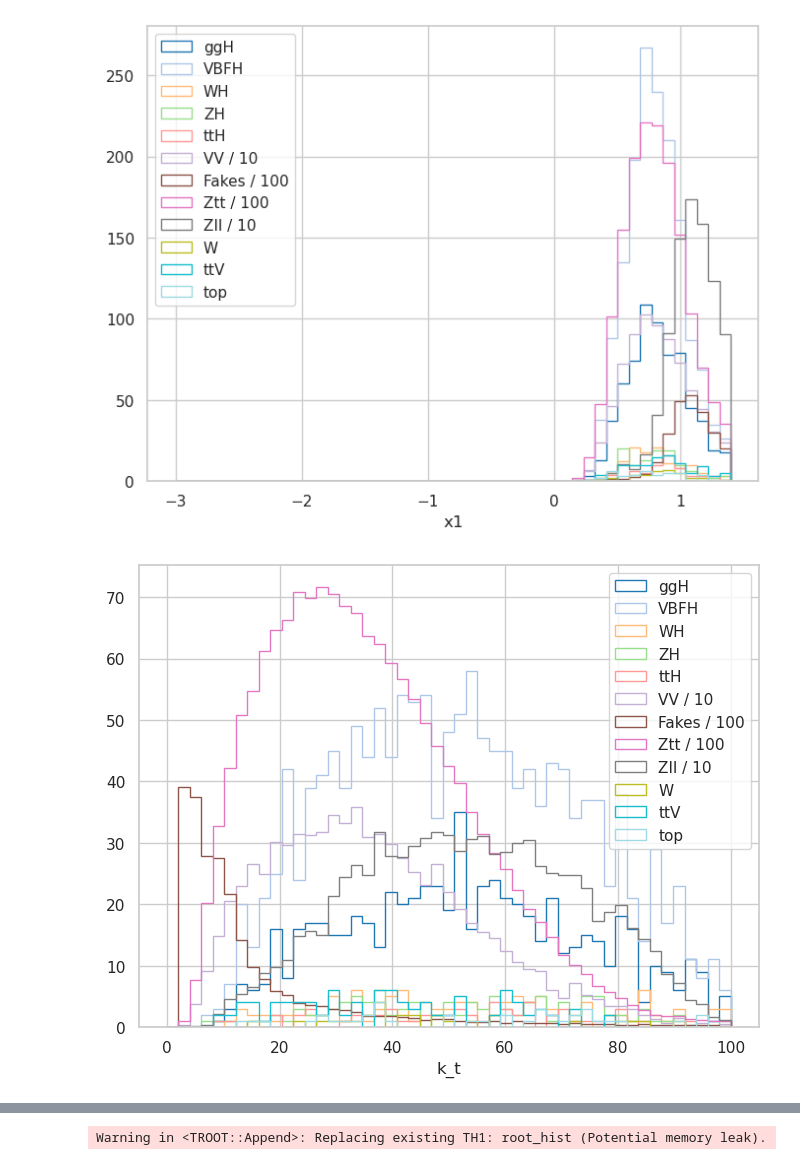
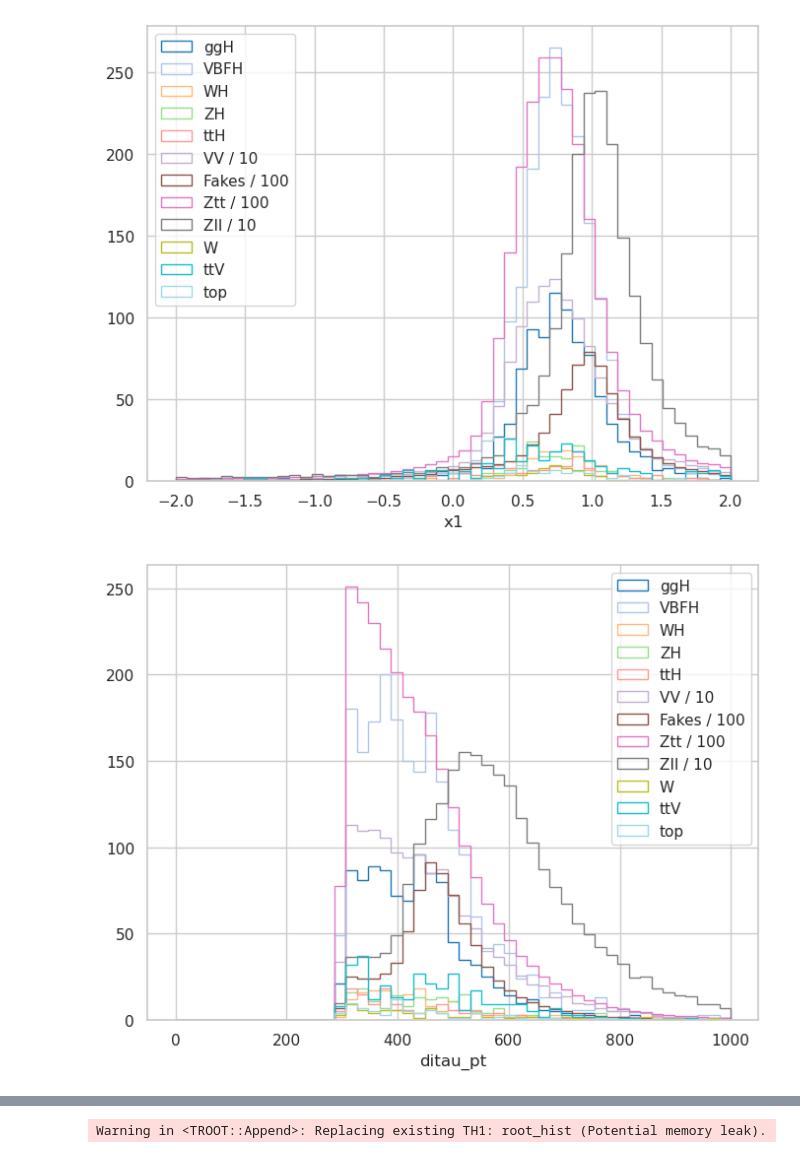
Before and after one commit to alig146/DiTau, a Jupyter notebook: analysis/Ana_v6.ipynb, the cells around one changed output, grey strips where cells are left out. Drawn from its saved outputs; the diff is of its cells as text; code cells hidden in the pictures.

```diff
--- a/analysis/Ana_v6.ipynb
+++ b/analysis/Ana_v6.ipynb
@@ -440,7 +440,7 @@ def collinear_mass_calc(k1, k2, metetx, metety):
 # collinear_mass_calc(-0.989992, 0.14112, 3.62686, 4, 3.76951, 3.28493, 1008.57, 8, 9, 10)
 # collinear_mass_calc(17.2739, 33.2716 , 38.9482, 4, 3.76951, 3.28493, 1008.57, 8, 9, 10)
 # %%
-ff_scale = 1000
+ff_scale = 1
 
 def determine_prong(leadNTracks, subleadNTracks):
     if leadNTracks == 1 and subleadNTracks == 1:
@@ -581,6 +620,8 @@ def Data_Var(t):
 # %%
 def cut_x1_x2(t):
-    cut_mask = np.where((np.array(t[6]) > 0.1) & (np.array(t[6]) < 1.4) & (np.array(t[7]) > 0.1) & (np.array(t[7]) < 1.4))[0]
+    #cut_mask = np.where((np.array(t[6]) > -2.) & (np.array(t[6]) < 2.) & (np.array(t[7]) > -2.) & (np.array(t[7]) < 2.) & (np.array(t[16]) > 0.))[0]
+    cut_mask = np.where((np.array(t[6]) > 0) & (np.array(t[7]) > 0) & (np.array(t[16]) > 0.))[0]
+    # cut_mask = np.where((np.array(t[16]) > 0.))[0]
     filtered_t = [np.array(arr)[cut_mask] for arr in t]
     return filtered_t
 # %%
@@ -609,10 +650,26 @@ ztt_plot = cut_x1_x2(ztt_plot)
 ttv_plot = cut_x1_x2(ttv_plot)
 w_plot = cut_x1_x2(w_plot)
 zll_plot = cut_x1_x2(zll_plot)
+
+calc_vars = ['ditau_pt', 'leadsubjet_pt', 'subleadsubjet_pt', 'visible_ditau_m', 'met', 'collinear_mass', 'x1', 'x2', 'met_sig', 'met_phi', 'event_number', 'k_t', 'kappa', 'delta_R', 'delta_phi', 'delta_eta', 'combined_weights', 'fake_factor', 'delta_R_lead', 'met_centrality']
+
+#convert signal and background to pandas dataframe
+ggh_plot = pd.DataFrame(np.array(ggh_plot).T, columns=calc_vars)
+vbfh_plot = pd.DataFrame(np.array(vbfh_plot).T, columns=calc_vars)
+wh_plot = pd.DataFrame(np.array(wh_plot).T, columns=calc_vars)
+zh_plot = pd.DataFrame(np.array(zh_plot).T, columns=calc_vars)
+tth_plot = pd.DataFrame(np.array(tth_plot).T, columns=calc_vars)
+
+vv_plot = pd.DataFrame(np.array(vv_plot).T, columns=calc_vars)
+top_plot = pd.DataFrame(np.array(top_plot).T, columns=calc_vars)
+ztt_plot = pd.DataFrame(np.array(ztt_plot).T, columns=calc_vars)
+ttv_plot = pd.DataFrame(np.array(ttv_plot).T, columns=calc_vars)
+w_plot = pd.DataFrame(np.array(w_plot).T, columns=calc_vars)
+zll_plot = pd.DataFrame(np.array(zll_plot).T, columns=calc_vars)
 # %%
 data_plot = Data_Var(data_cut)
 data_plot = cut_x1_x2(data_plot)
 data_s = np.array(data_plot).T
-data_plot = pd.DataFrame(data_s, columns=['subjet_pt', 'leadsubjet_pt', 'subleadsubjet_pt', 'visible_ditau_m', 'met', 'collinear_mass', 'x1', 'x2', 'met_sig', 'met_phi', 'event_number', 'k_t', 'kappa', 'delta_R', 'delta_phi', 'delta_eta', 'combined_weights', 'fake_factor'])
+data_plot = pd.DataFrame(data_s, columns=calc_vars)
 data_plot
 # %% [output]
@@ -684,7 +765,7 @@ ggh 994
 # %%
 plt.figure(figsize=(8, 6))
 plot_int = 'x1'
-plt_bins = np.linspace(-3, 1.4, 50)
+plt_bins = np.linspace(-2, 2, 50)
 
 # Define a list of 12 unique colors
 colors = plt.cm.tab20(np.linspace(0, 1, 12))
@@ -708,32 +789,46 @@ plt.grid(True)
 plt.xlabel(plot_int)
 plt.show()
 # %% [output]
-[figure, old version]
+[figure, new version]
 # %%
 plt.figure(figsize=(8, 6))
-plot_int = 'k_t'
-plt_bins = np.linspace(0, 100, 50)
+plot_int = 'ditau_pt'
+plt_bins = np.linspace(0, 1000, 50)
 
 # Define a list of 12 unique colors
 colors = plt.cm.tab20(np.linspace(0, 1, 12))
 
 # Plot each histogram with a unique color
+# plt.hist(np.log(ggh_plot[plot_int]), bins=plt_bins, histtype='step', linewidth=1, label='ggH', color=colors[0])
+# plt.hist(np.log(vbfh_plot[plot_int]), bins=plt_bins, histtype='step', linewidth=1, label='VBFH', color=colors[1])
+# plt.hist(np.log(wh_plot[plot_int]), bins=plt_bins, histtype='step', linewidth=1, label='WH', color=colors[2])
+# plt.hist(np.log(zh_plot[plot_int]), bins=plt_bins, histtype='step', linewidth=1, label='ZH', color=colors[3])
+# plt.hist(np.log(tth_plot[plot_int]), bins=plt_bins, histtype='step', linewidth=1, label='ttH', color=colors[4])
+# plt.hist(np.log(vv_plot[plot_int]), bins=plt_bins, histtype='step', linewidth=1, label='VV / 10', weights=np.ones_like(vv_plot[plot_int])/10, color=colors[5])
+# plt.hist(np.log(data_plot[plot_int]), bins=plt_bins, histtype='step', linewidth=1, label='Fakes / 100', weights=np.ones_like(data_plot[plot_int])/100, color=colors[6])
+# plt.hist(np.log(ztt_plot[plot_int]), bins=plt_bins, histtype='step', linewidth=1, label='Ztt / 100', weights=np.ones_like(ztt_plot[plot_int])/100, color=colors[7])
+# plt.hist(np.log(zll_plot[plot_int]), bins=plt_bins, histtype='step', linewidth=1, label='Zll / 10', weights=np.ones_like(zll_plot[plot_int])/10, color=colors[8])
+# plt.hist(np.log(w_plot[plot_int]), bins=plt_bins, histtype='step', linewidth=1, label='W', color=colors[9])
+# plt.hist(np.log(ttv_plot[plot_int]), bins=plt_bins, histtype='step', linewidth=1, label='ttV', color=colors[10])
+# plt.hist(np.log(top_plot[plot_int]), bins=plt_bins, histtype='step', linewidth=1, label='top', color=colors[11])
+
+
 plt.hist(ggh_plot[plot_int], bins=plt_bins, histtype='step', linewidth=1, label='ggH', color=colors[0])
 plt.hist(vbfh_plot[plot_int], bins=plt_bins, histtype='step', linewidth=1, label='VBFH', color=colors[1])
 plt.hist(wh_plot[plot_int], bins=plt_bins, histtype='step', linewidth=1, label='WH', color=colors[2])
 plt.hist(zh_plot[plot_int], bins=plt_bins, histtype='step', linewidth=1, label='ZH', color=colors[3])
 plt.hist(tth_plot[plot_int], bins=plt_bins, histtype='step', linewidth=1, label='ttH', color=colors[4])
 plt.hist(vv_plot[plot_int], bins=plt_bins, histtype='step', linewidth=1, label='VV / 10', weights=np.ones_like(vv_plot[plot_int])/10, color=colors[5])
 plt.hist(data_plot[plot_int], bins=plt_bins, histtype='step', linewidth=1, label='Fakes / 100', weights=np.ones_like(data_plot[plot_int])/100, color=colors[6])
 plt.hist(ztt_plot[plot_int], bins=plt_bins, histtype='step', linewidth=1, label='Ztt / 100', weights=np.ones_like(ztt_plot[plot_int])/100, color=colors[7])
 plt.hist(zll_plot[plot_int], bins=plt_bins, histtype='step', linewidth=1, label='Zll / 10', weights=np.ones_like(zll_plot[plot_int])/10, color=colors[8])
 plt.hist(w_plot[plot_int], bins=plt_bins, histtype='step', linewidth=1, label='W', color=colors[9])
 plt.hist(ttv_plot[plot_int], bins=plt_bins, histtype='step', linewidth=1, label='ttV', color=colors[10])
 plt.hist(top_plot[plot_int], bins=plt_bins, histtype='step', linewidth=1, label='top', color=colors[11])
 
 plt.legend()
 plt.grid(True)
 plt.xlabel(plot_int)
 plt.show()
 # %% [output]
-[figure, old version]
+[figure, new version]
```
Also changed, not shown: parts of 42 cells of this notebook, 21 other files.
